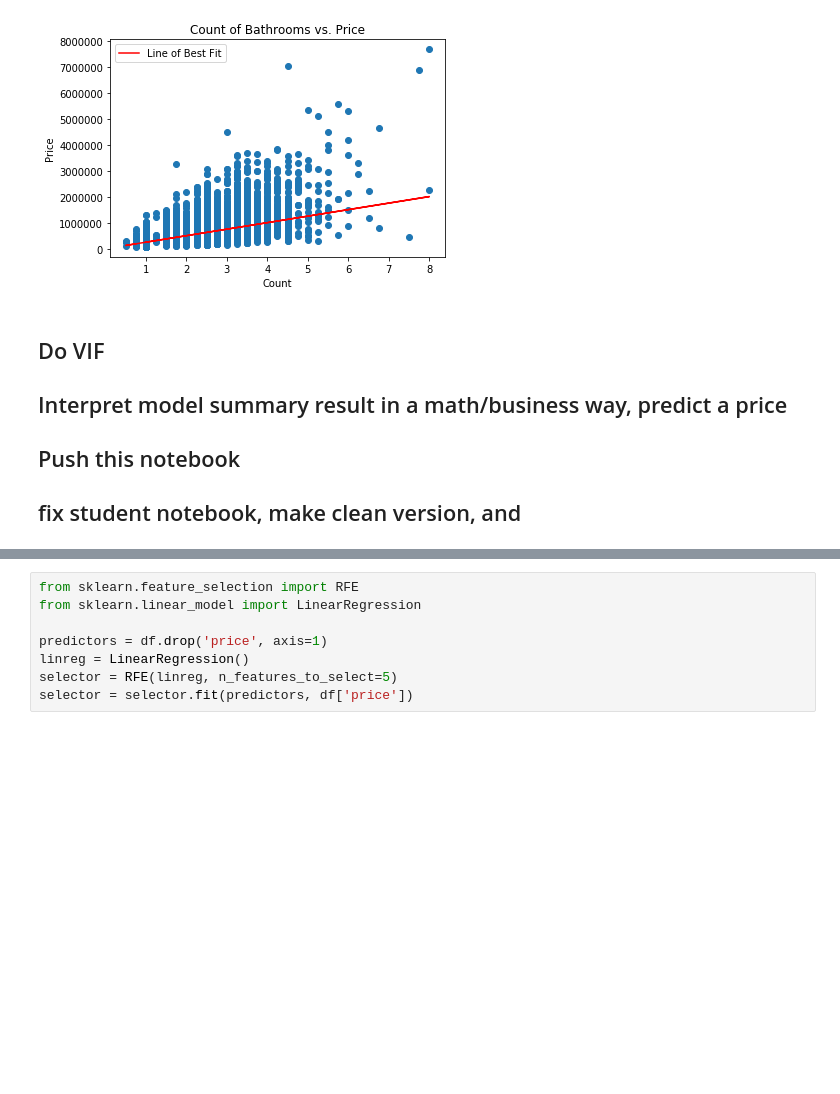
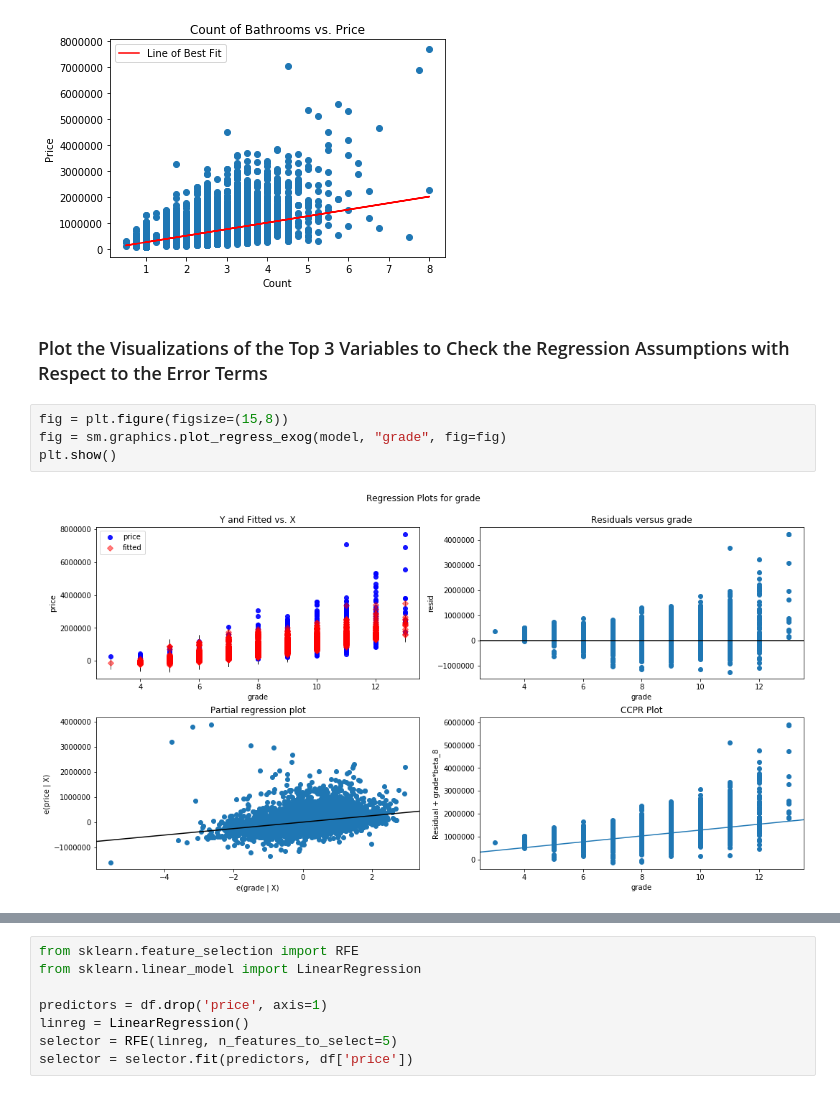
Before and after one commit to EricaSG/dsc-mod-2-project-v2-1-onl01-dtsc-ft-041320, a Jupyter notebook: Modeling.ipynb, the cells around one changed output, grey strips where cells are left out. Cells and saved outputs as stored; diff of their text form; blank space fills up the shorter version.

```diff
--- a/Modeling.ipynb
+++ b/Modeling.ipynb
@@ -580,8 +570,11 @@ plt.legend()
 plt.show()
 # %% [output]
 [figure]
-# %% [markdown]
-## Do VIF
-## Interpret model summary result in a math/business way, predict a price
-## Push this notebook
-## fix student notebook, make clean version, and
+# %% [markdown]
+### Plot the Visualizations of the Top 3 Variables to Check the Regression Assumptions with Respect to the Error Terms
+# %%
+fig = plt.figure(figsize=(15,8))
+fig = sm.graphics.plot_regress_exog(model, "grade", fig=fig)
+plt.show()
+# %% [output]
+[figure, added]
```
Also changed, not shown: parts of 21 cells of this notebook.
